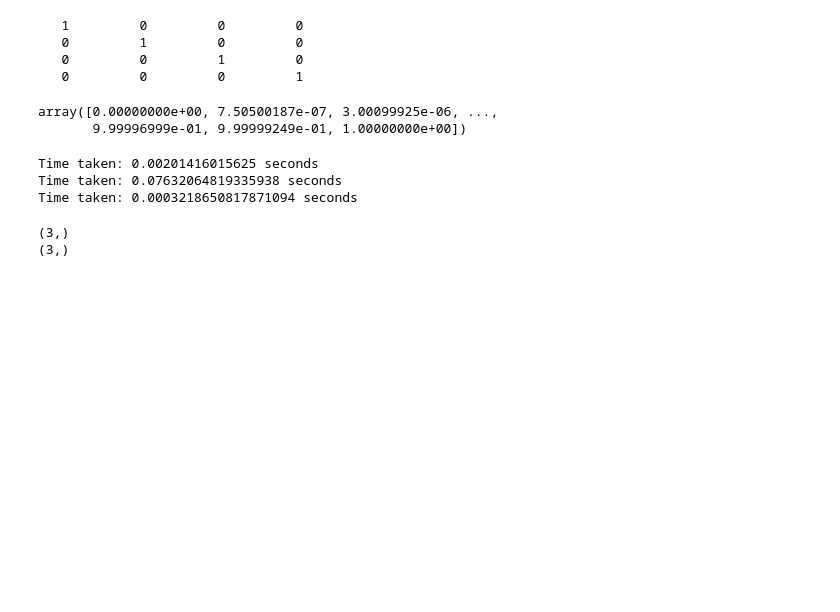
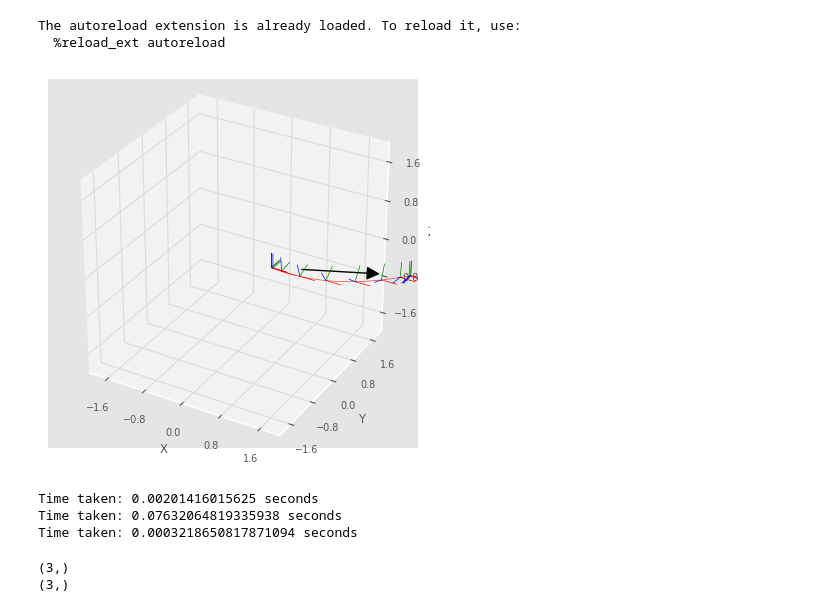
Before and after one commit to VahidDanesh/Screw-Panda, a Jupyter notebook: main.ipynb, the cells around one changed output. Cells and saved outputs as stored; diff of their text form; code cells hidden in the pictures; blank space fills up the shorter version.

Commit message:
Refactor ManipulationPrimitive

```diff
--- a/main.ipynb
+++ b/main.ipynb
@@ -34,31 +34,46 @@ import os
 from config.config import *
 from models.panda_model import *
 from pytransform3d import (
-    transformations as pt3d,
-    rotations as pr3d,
-    batch_rotations as pbr3d,
-    trajectories as ptr3d,
+    transformations as pt,
+    rotations as pr,
+    batch_rotations as pb,
+    trajectories as ptr,
+    plot_utils as ppu
 )
+import matplotlib.pyplot as plt
 from planning.primitives import *
 from utils.objects import *
 import time
+# %% [output]
+The autoreload extension is already loaded. To reload it, use:
+  %reload_ext autoreload
-# %%
-SE3(None)
-# %% [output]
-   1         0         0         0
-   0         1         0         0
-   0         0         1         0
-   0         0         0         1
 # %%
-primitive = ManipulationPrimitive()
+primitive = ManipulationPrimitive(time_scaling='linear')
 box  = sg.Cuboid(scale=[0.1, 0.07, 0.03],
                     color='blue')
 box.T = sm.SE3(0.7, 0, 0.015)
 Mbox = MBox(box, name="box2")
-primitive.object = box
+start_pose = sm.SE3(0.7, 0, 0.015)
+goal_pose = sm.SE3(3, 1, 0.015) * sm.SE3.Rx(np.pi/2)
+
+primitive.object = Mbox
+
+primitive.start_pose
+primitive.goal_pose = goal_pose
+
+trajectory = primitive._create_trajectory(start_dq=primitive.start_pose, goal_dq=primitive.goal_pose)
-# %% [output]
-array([0.00000000e+00, 7.50500187e-07, 3.00099925e-06, ...,
-       9.99996999e-01, 9.99999249e-01, 1.00000000e+00])
+# %%
+trajectory_poses = ptr.transforms_from_dual_quaternions(trajectory)
+# %%
+ax = pt.plot_transform(A2B=start_pose, s=0.3, ax_s=2)
+pt.plot_transform(ax=ax, A2B=goal_pose, s=0.3, ax_s=2)
+
+traj = ppu.Trajectory(trajectory_poses, s=0.3)
+traj.add_trajectory(ax)
+
+plt.show()
+# %% [output]
+[figure, added]
 # %%
 # define a random T and dual quaternion
 T = sm.SE3(0.7, 0, 0.015)
```
Also changed, not shown: parts of 1 cell of this notebook, 1 other file.
